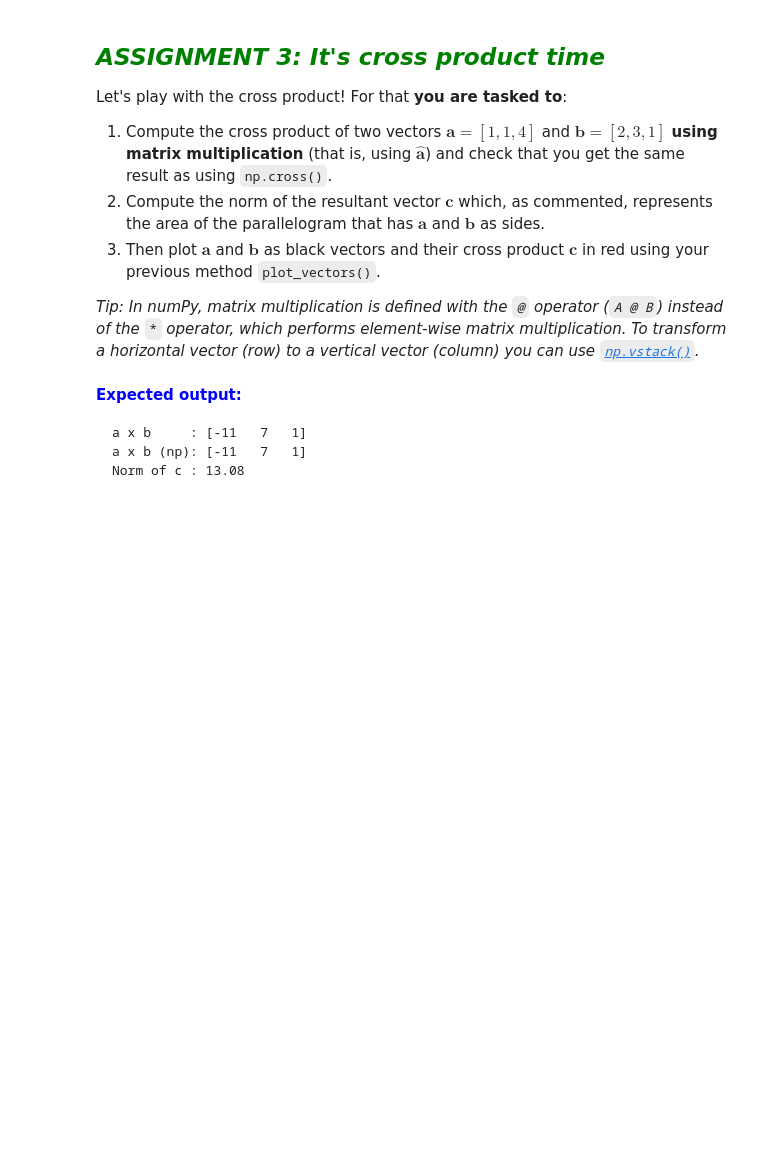
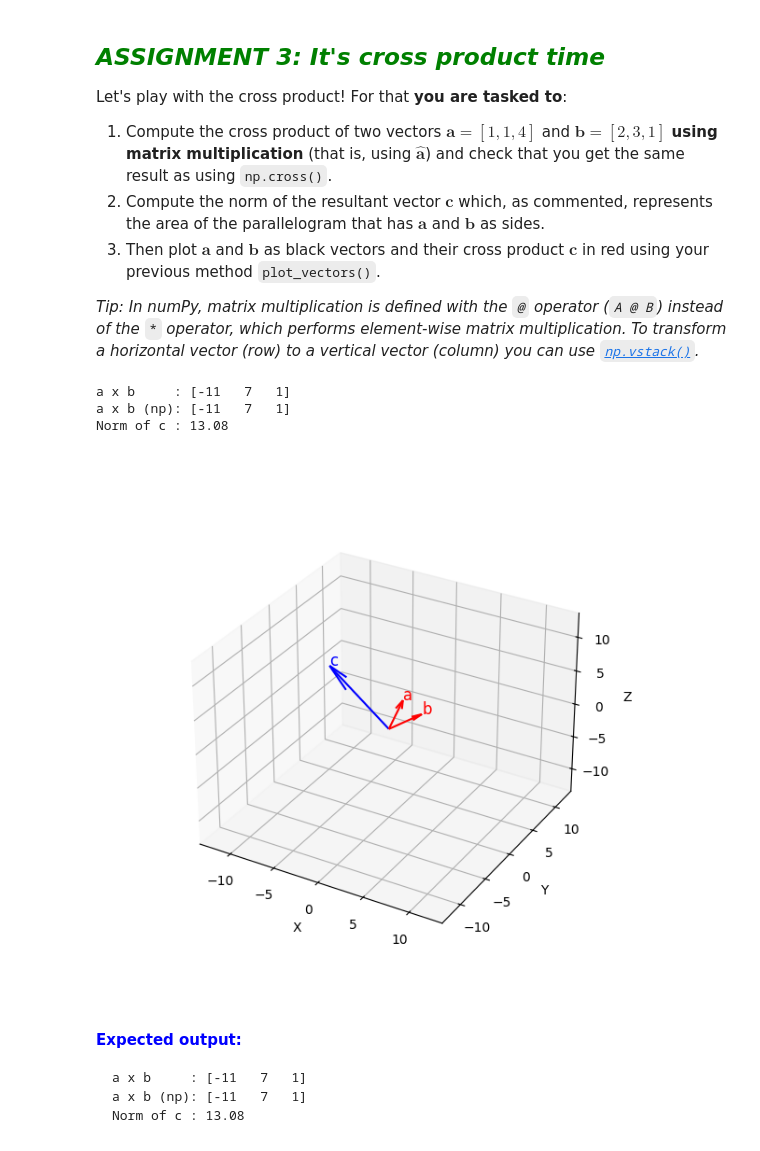
Before and after one commit to tiko717/uma_cv_2024, a Jupyter notebook: Chapter 08. Image Formation/8.1 Mathematical tools. Euclidean transformations in 3D.ipynb, the cells around one changed output. Saved outputs shown, nothing was run; the diff lists cells and outputs as text; code cells hidden in the pictures; blank space fills up the shorter version.

```diff
--- a/Chapter 08. Image Formation/8.1 Mathematical tools. Euclidean transformations in 3D.ipynb
+++ b/Chapter 08. Image Formation/8.1 Mathematical tools. Euclidean transformations in 3D.ipynb
@@ -154,8 +154,8 @@ def plot_vectors(fig, ax, v, origin, labels, color, axes_lim):
     # Write your code here
 
     # Prepare vector for plotting input
-    X,Y,Z = origin[0,:], origin[1,:], origin[2,:]
-    U,V,W = v[0,:],  v[1,:],  v[2,:]
+    X,Y,Z = origin
+    U,V,W = v
 
     # Set axes limits
     ax.set_xlim3d(axes_lim[0], axes_lim[1])
@@ -420,45 +420,50 @@ matplotlib.rcParams['figure.figsize'] = (6.0, 6.0)
 # Write your code here!
 
 # Vectors coordinates
-v = np.array(None)
+v = np.array([[1,2],[1,3],[4,1]])
 
 # Vector origin points
 origin = np.array([[0,0],[0,0],[0,0]])
 
 # Isolate vectors
 a = v[:,0]
 b = v[:,1]
 
 # Compute â
-hat_a = np.array(None)
+hat_a = np.array([[0,-a[2],a[1]], [a[2],0, -a[0]], [-a[1],a[0],0]])
 
 # Compute cross product
-cross = None
-cross_np = np.cross(None,None)
+cross = hat_a@b
+cross_np = np.cross(a,b)
 
 print('a x b     : ' + str(cross))
 print('a x b (np): ' + str(cross_np))
 
 # Compute the norm of c = a x b
-norm_c = np.linalg.norm(None)
+norm_c = np.linalg.norm(cross_np)
 
 print('Norm of c : ' + str(round(norm_c,2)))
 
 # Transform to vertical vector
 cross = np.vstack(cross)
 
 # Create figure
 fig = plt.figure()
 
 # Prepare figure for 3D data
 ax = plt.axes(projection='3d')
 axes_lim = [-13,13,-13,13,-13,13]
 
 # Call plot_vectors
-fig, ax = plot_vectors(fig, ax, None, None, ["a","b"], None, axes_lim)
-fig, ax = plot_vectors(fig, ax, None, np.array([None,None,None]), ["c"], None, axes_lim)
+fig, ax = plot_vectors(fig, ax, v, origin, ["a","b"], "red", axes_lim)
+fig, ax = plot_vectors(fig, ax, cross, np.array([[0],[0],[0]]), ["c"], "blue", axes_lim)
 
 plt.show()
+# %% [output]
+a x b     : [-11   7   1]
+a x b (np): [-11   7   1]
+Norm of c : 13.08
+[figure, added]
 # %% [markdown]
 <font color='blue'>**Expected output:**  </font>
 
```
Also changed, not shown: parts of 6 cells of this notebook.
